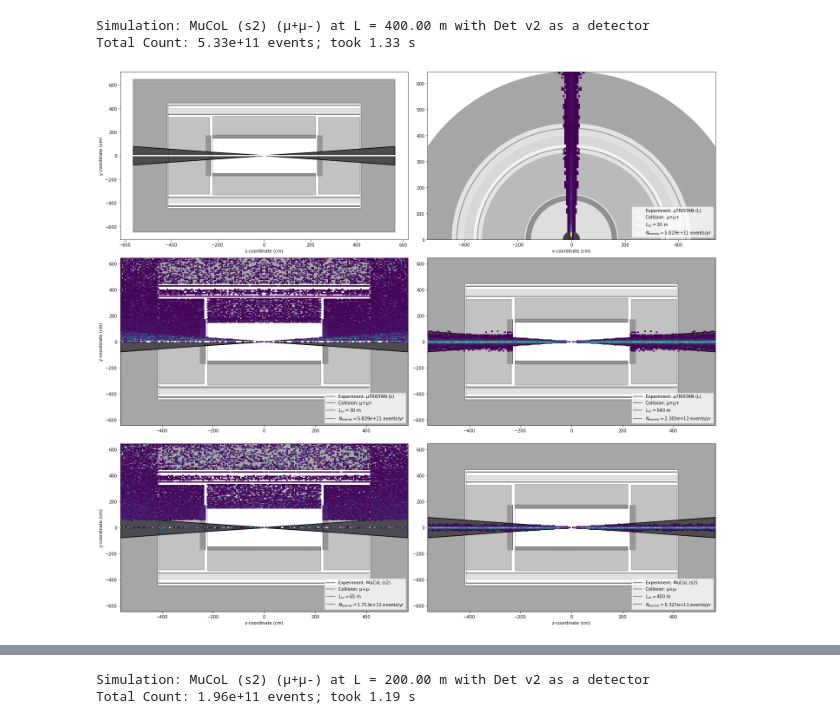
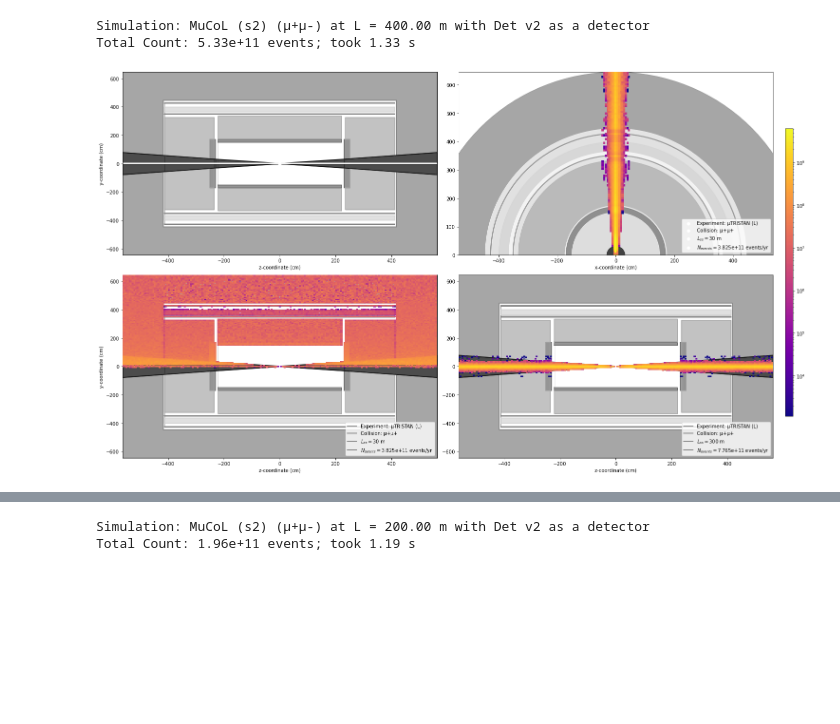
Before and after one commit to mhostert/BIN_MC, a Jupyter notebook: events.ipynb, the cells around one changed output, grey strips where cells are left out. Cells and saved outputs as stored; diff of their text form; code cells hidden in the pictures; blank space fills up the shorter version.

```diff
--- a/events.ipynb
+++ b/events.ipynb
@@ -16,7 +17,7 @@ Lss = 30
 geom = "det_v2"
 collision = 'mu+mu+'
 sims = SimulateDetector(cc, geom, particle = None, Lss = Lss).run(show_components = 0, show_time = 0, collision = collision)
-Lss = 540
+Lss = 300
 sims2 = SimulateDetector(cc, geom, particle = None, Lss = Lss).run(show_components = 0, show_time = 0, collision = collision)
 # %% [output]
 Simulation: μTRISTAN (L) (μ+μ+) at L = 30.00 m with Det v2 as a detector
@@ -58,17 +59,27 @@ Total Count: 5.33e+11 events; took 1.33 s
 # %%
 #phi_distribution(sims, nbins = 50)
 # %%
-from nuflux.detgeo import plot_det, plot
-fig, axs = plt.subplots(3,2, figsize = (20,18))
-plot_det('det_v2', axs[0,0], xl  = True)
-plot(sims, orientation = 'x-y', ax = axs[0,1], title = False, xl = True, yl = False)
-plot(sims, ax = axs[1,0], title = False, xl = False)
-plot(sims2, ax = axs[1,1], title = False, xl = False, yl = False)
-plot(sims3, ax = axs[2,0], title = False)
-plot(sims4, ax = axs[2,1], title = False, yl = False)
+fig, axs = plt.subplots(2,2, figsize = (21.05,12))
+x, y, z, w, _, _ = get_data(sims)
+_, y2, z2, w2, _, _ = get_data(sims2)
 
-plt.tight_layout()
+h1 = np.histogram2d(x, y, weights = w, bins = 200)
+h2 = np.histogram2d(z, y, weights = w, bins = 200)
+h3 = np.histogram2d(z2, y2, weights = w2, bins = 200)
+
+vmin = min(np.min(h1[0][h1[0] > 1e3]), np.min(h2[0][h2[0] > 1e3]), np.min(h3[0][h3[0] > 1e3]))
+vmax = max(h1[0].max(), h2[0].max(), h3[0].max())
+
+plot_det('det_v2', axs[0,0], xl  = True, orientation = 'z-y')
+h = plot(sims, orientation = 'x-y', ax = axs[0,1], title = False, xl = True, yl = False, vmin = vmin, vmax = vmax, h = True, cmap = 'plasma')
+plot(sims, ax = axs[1,0], title = False, vmin = vmin, vmax = vmax, cmap = 'plasma')
+plot(sims2, ax = axs[1,1], title = False, yl = False, vmin = vmin, vmax = vmax, cmap = 'plasma')
+
+cbar_ax = fig.add_axes([0.96, 0.15, 0.01, 0.7])  # Position: [left, bottom, width, height]
+fig.colorbar(h[3], cax=cbar_ax)
+
+plt.tight_layout(rect=[0, 0, 0.95, 1])
 plt.savefig("plots_Luc/paper/events6.jpg", bbox_inches = 'tight', dpi = 300)
 # %% [output]
-[figure, old version]
+[figure, new version]
 # %%
```
Also changed, not shown: parts of 15 cells of this notebook, 6 other files.
